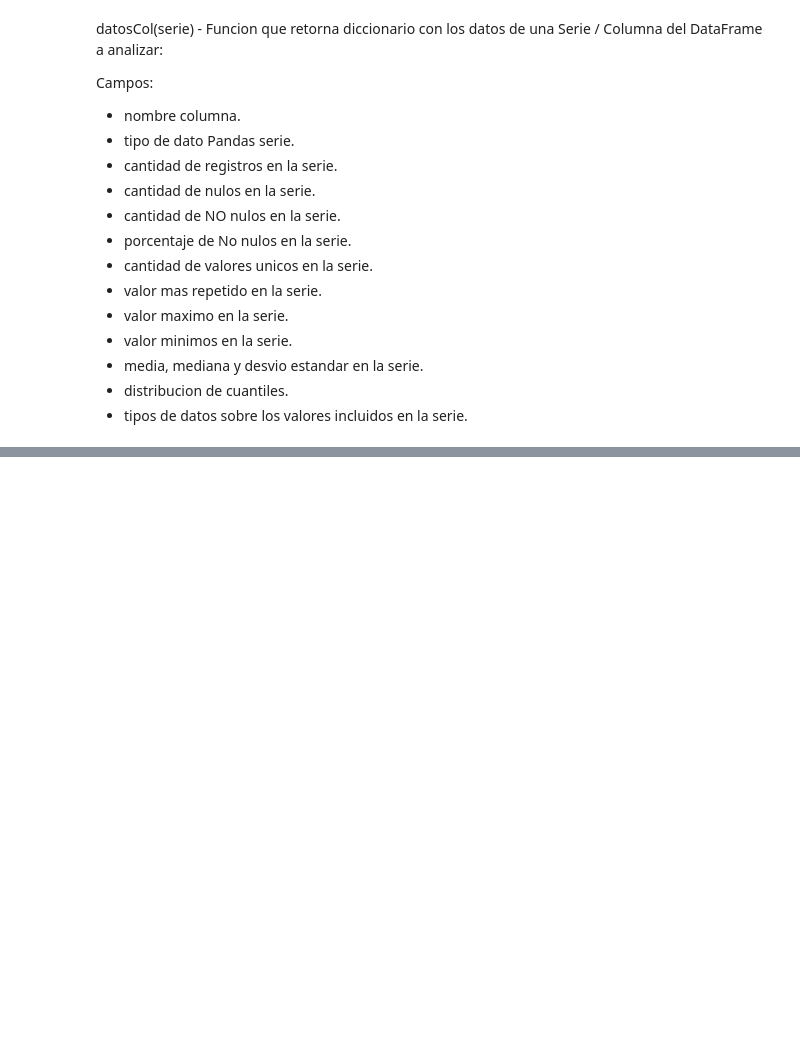
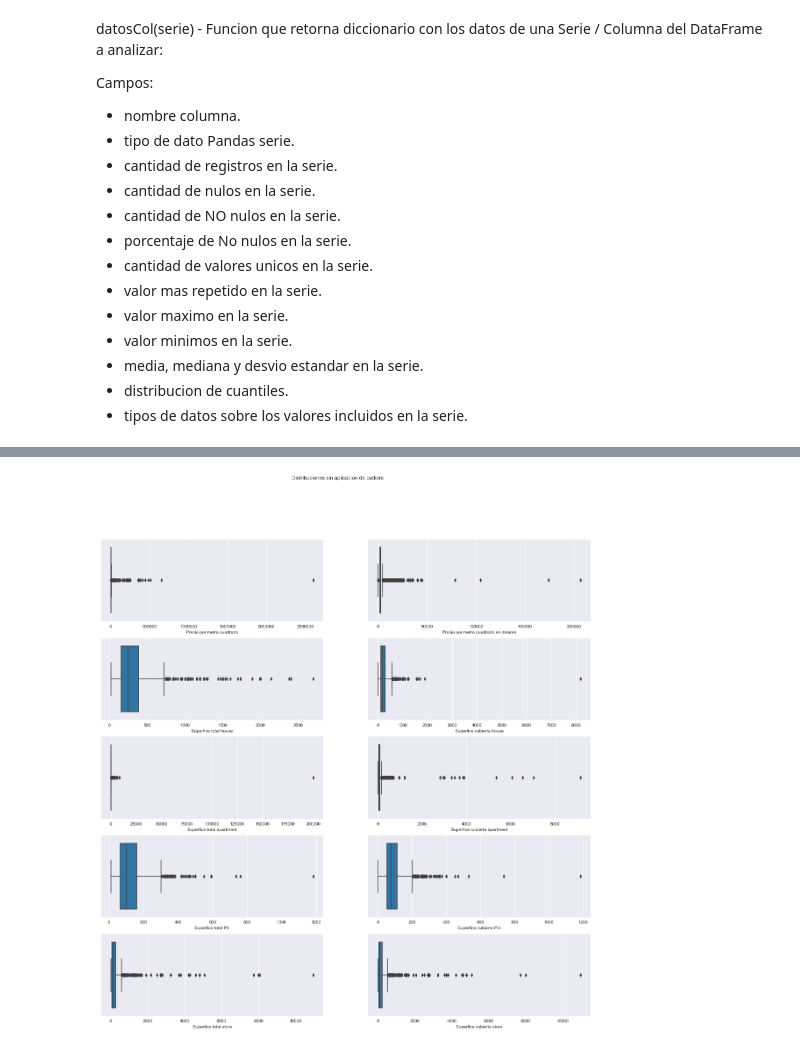
Before and after one commit to mauriciomem/DH_DS_desafio_2_properati, a Jupyter notebook: final.ipynb, the cells around one changed output, grey strips where cells are left out. Cells and saved outputs as stored; diff of their text form; code cells hidden in the pictures; blank space fills up the shorter version.

Commit message:
depuracion de dataframe. Listo para empezar la aplicacion de modelos

```diff
--- a/final.ipynb
+++ b/final.ipynb
@@ -91,0 +225,5 @@ def datosCol(col=None):
+# %%
+prop_apartment = data.property_type == 'apartment'
+prop_store = data.property_type == 'store'
+prop_ph = data.property_type == 'PH'
+prop_house = data.property_type == 'house'
@@ -91,0 +237,38 @@ def datosCol(col=None):
+# %%
+sns.set_style("darkgrid")
+fig, axs = plt.subplots(5,2,figsize=(20,20))
+fig.suptitle('Distribuciones sin aplicacion de outliers')
+
+sns.boxplot(x='price_per_m2', data=data, ax=axs[0,0])
+axs[0,0].set(xlabel='Precio por metro cuadrado')
+
+sns.boxplot(x='price_usd_per_m2', data=data, ax=axs[0,1])
+axs[0,1].set(xlabel='Precio por metro cuadrado en dolares')
+
+sns.boxplot(x='surface_total_in_m2', data=data.loc[prop_house, :], ax=axs[1,0])
+axs[1,0].set(xlabel='Superfice total house')
+
+sns.boxplot(x='surface_covered_in_m2', data=data.loc[prop_house, :], ax=axs[1,1])
+axs[1,1].set(xlabel='Superfice cubierta house')
+
+sns.boxplot(x='surface_total_in_m2', data=data.loc[prop_apartment, :], ax=axs[2,0])
+axs[2,0].set(xlabel='Superfice total apartment')
+
+sns.boxplot(x='surface_covered_in_m2', data=data.loc[prop_apartment, :], ax=axs[2,1])
+axs[2,1].set(xlabel='Superfice cubierta apartment')
+
+sns.boxplot(x='surface_total_in_m2', data=data.loc[prop_ph, :], ax=axs[3,0])
+axs[3,0].set(xlabel='Superfice total PH')
+
+sns.boxplot(x='surface_covered_in_m2', data=data.loc[prop_ph, :], ax=axs[3,1])
+axs[3,1].set(xlabel='Superfice cubierta PH')
+
+sns.boxplot(x='surface_total_in_m2', data=data.loc[prop_store, :], ax=axs[4,0])
+axs[4,0].set(xlabel='Superfice total store')
+
+sns.boxplot(x='surface_covered_in_m2', data=data.loc[prop_store, :], ax=axs[4,1])
+axs[4,1].set(xlabel='Superfice cubierta store')
+
+plt.show()
+# %% [output]
+[figure, added]
```
Also changed, not shown: parts of 79 cells of this notebook.
